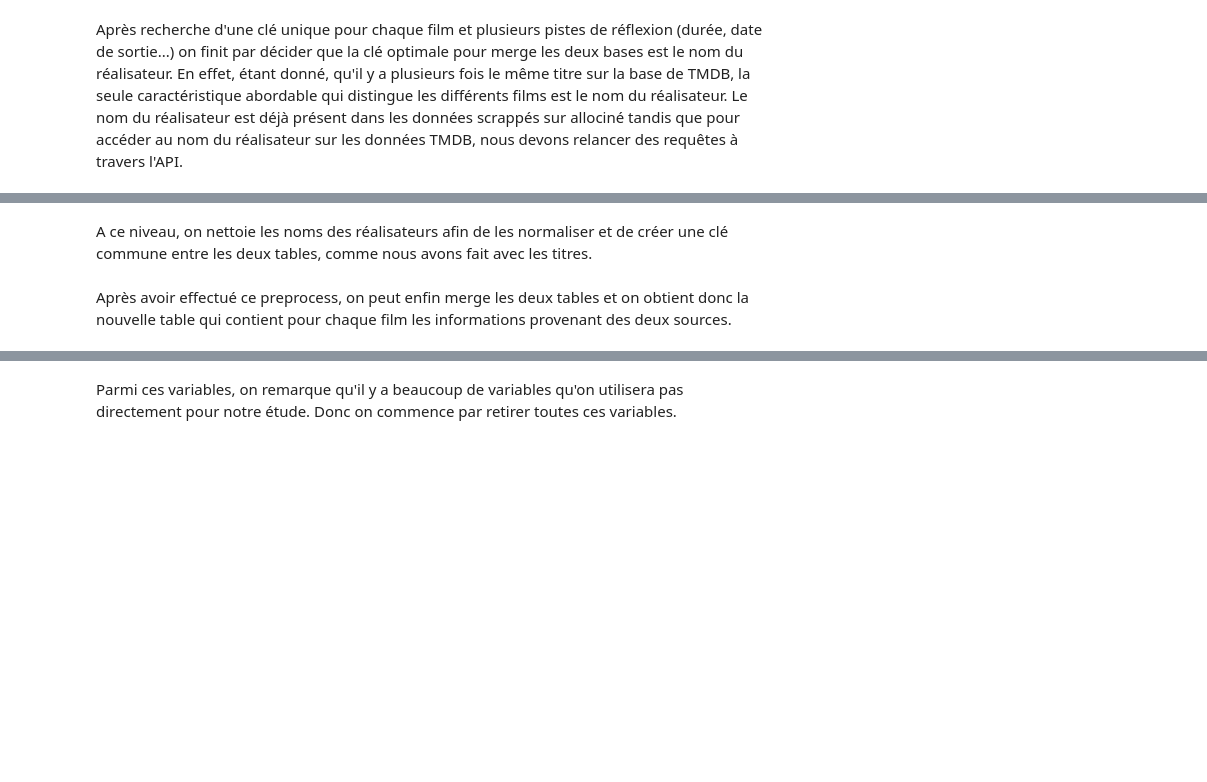
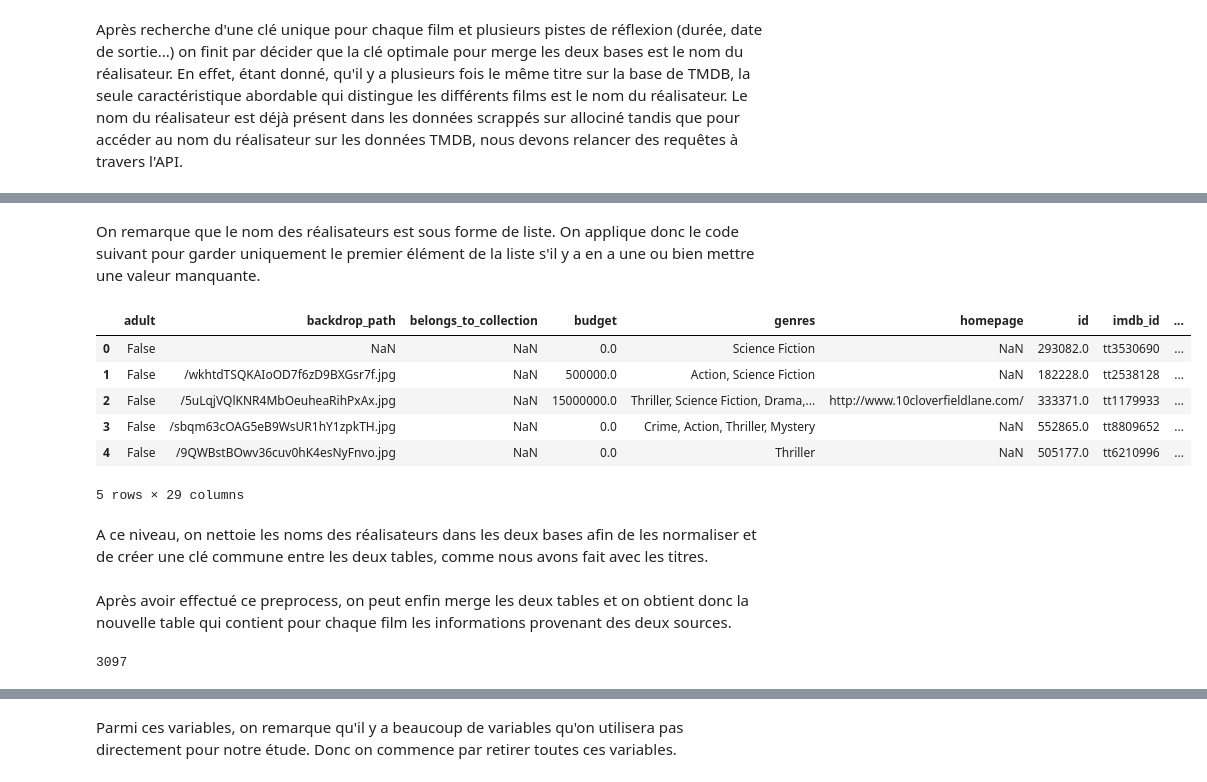
Before and after one commit to mass2330/python_ds_film, a Jupyter notebook: notebook_final.ipynb, the cells around one changed output, grey strips where cells are left out. Drawn from its saved outputs; the diff is of its cells as text; code cells hidden in the pictures; blank space fills up the shorter version.

```diff
--- a/notebook_final.ipynb
+++ b/notebook_final.ipynb
@@ -695,2 +784,15 @@ df_filtre_tmdb_trie.to_csv("df_filtre_trie.csv", index=False)
+# %% [markdown]
+On remarque que le nom des réalisateurs est sous forme de liste. On applique donc le code suivant pour garder uniquement le premier élément de la liste s'il y a en a une ou bien mettre une valeur manquante.
+# %%
+df_filtre_tmdb_trie['nom_du_realisateur'] = df_filtre_tmdb_trie['nom_du_realisateur'].apply(lambda x: x[0] if x else None)
+df_filtre_tmdb_trie.head()
+# %% [output]
+|  | adult | backdrop_path | belongs_to_collection | budget | genres | homepage | id | imdb_id | ... |
+| 0 | False | NaN | NaN | 0.0 | Science Fiction | NaN | 293082.0 | tt3530690 | ... |
+| 1 | False | /wkhtdTSQKAIoOD7f6zD9BXGsr7f.jpg | NaN | 500000.0 | Action, Science Fiction | NaN | 182228.0 | tt2538128 | ... |
+| 2 | False | /5uLqjVQlKNR4MbOeuheaRihPxAx.jpg | NaN | 15000000.0 | Thriller, Science Fiction, Drama,... | http://www.10cloverfieldlane.com/ | 333371.0 | tt1179933 | ... |
+| 3 | False | /sbqm63cOAG5eB9WsUR1hY1zpkTH.jpg | NaN | 0.0 | Crime, Action, Thriller, Mystery | NaN | 552865.0 | tt8809652 | ... |
+| 4 | False | /9QWBstBOwv36cuv0hK4esNyFnvo.jpg | NaN | 0.0 | Thriller | NaN | 505177.0 | tt6210996 | ... |
+5 rows × 29 columns
 # %% [markdown]
-A ce niveau, on nettoie les noms des réalisateurs afin de les normaliser et de créer une clé commune entre les deux tables, comme nous avons fait avec les titres.
+A ce niveau, on nettoie les noms des réalisateurs dans les deux bases afin de les normaliser et de créer une clé commune entre les deux tables, comme nous avons fait avec les titres.
@@ -729,8 +831,12 @@ Après avoir effectué ce preprocess, on peut enfin merge les deux tables et on
 df_merged = pd.merge(df_film_ac_clean, df_filtre_tmdb_trie, left_on=['titre_normalise', 'nom_du_realisateur_bis'], right_on=['titre_normalise', 'nom_du_realisateur_bis'])
 print(len(df_merged))
 
-df_merged.to_csv("df_merged.csv", index=False)
-df_merged.head()
+#On spécifie le chemin du dossier dans lequel on souhaite enregistrer le fichier
+dossier_sortie = 'dataframes/'
+# Enregistre le fichier CSV dans le dossier spécifié
+df_merged.to_csv(os.path.join(dossier_sortie, 'df_merged.csv'), index=False)
+# %% [output]
+3097
 # %%
 print("On obtient donc au final",len(df_merged),"à analyser")
 # %% [output]
```
Also changed, not shown: parts of 125 cells of this notebook, 17 other files.
